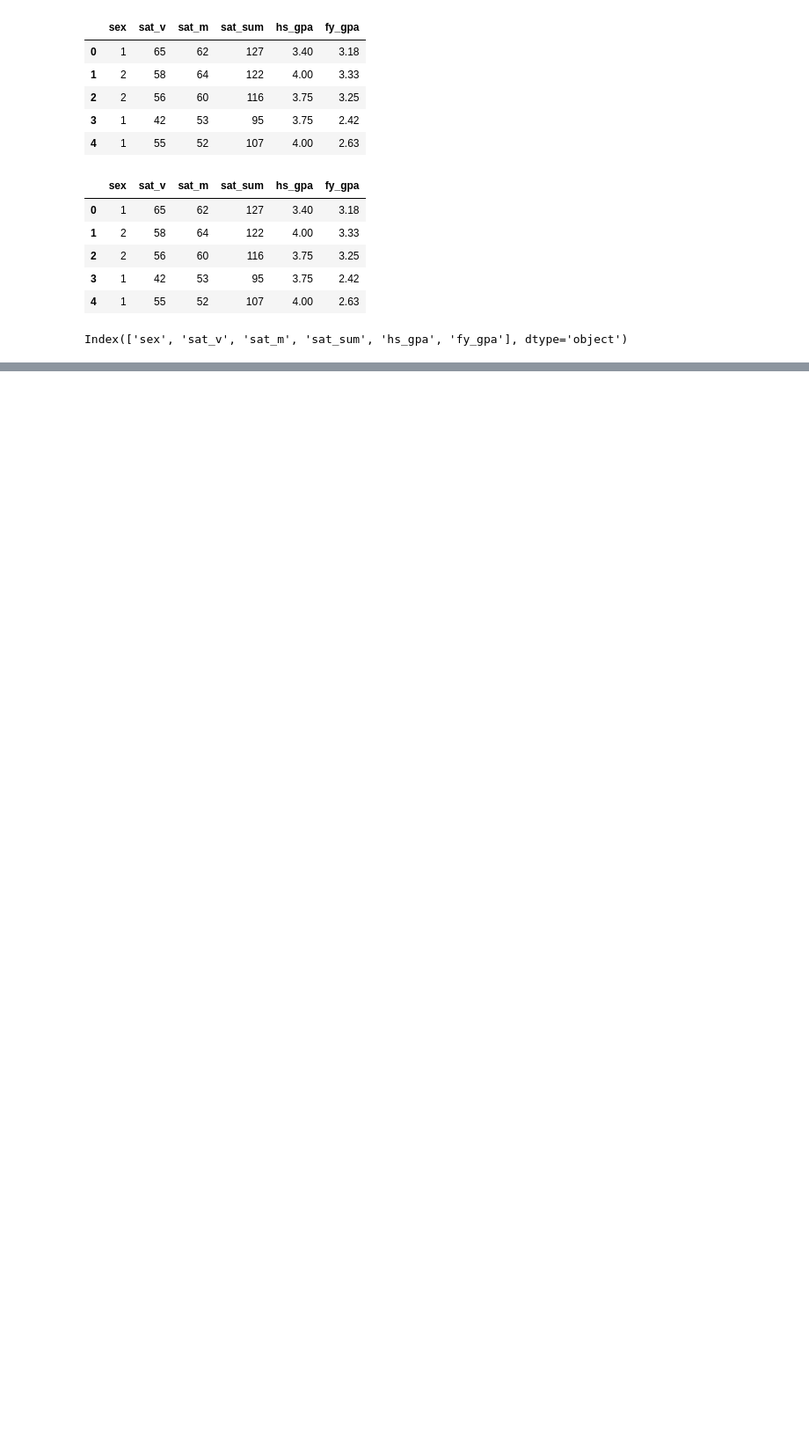
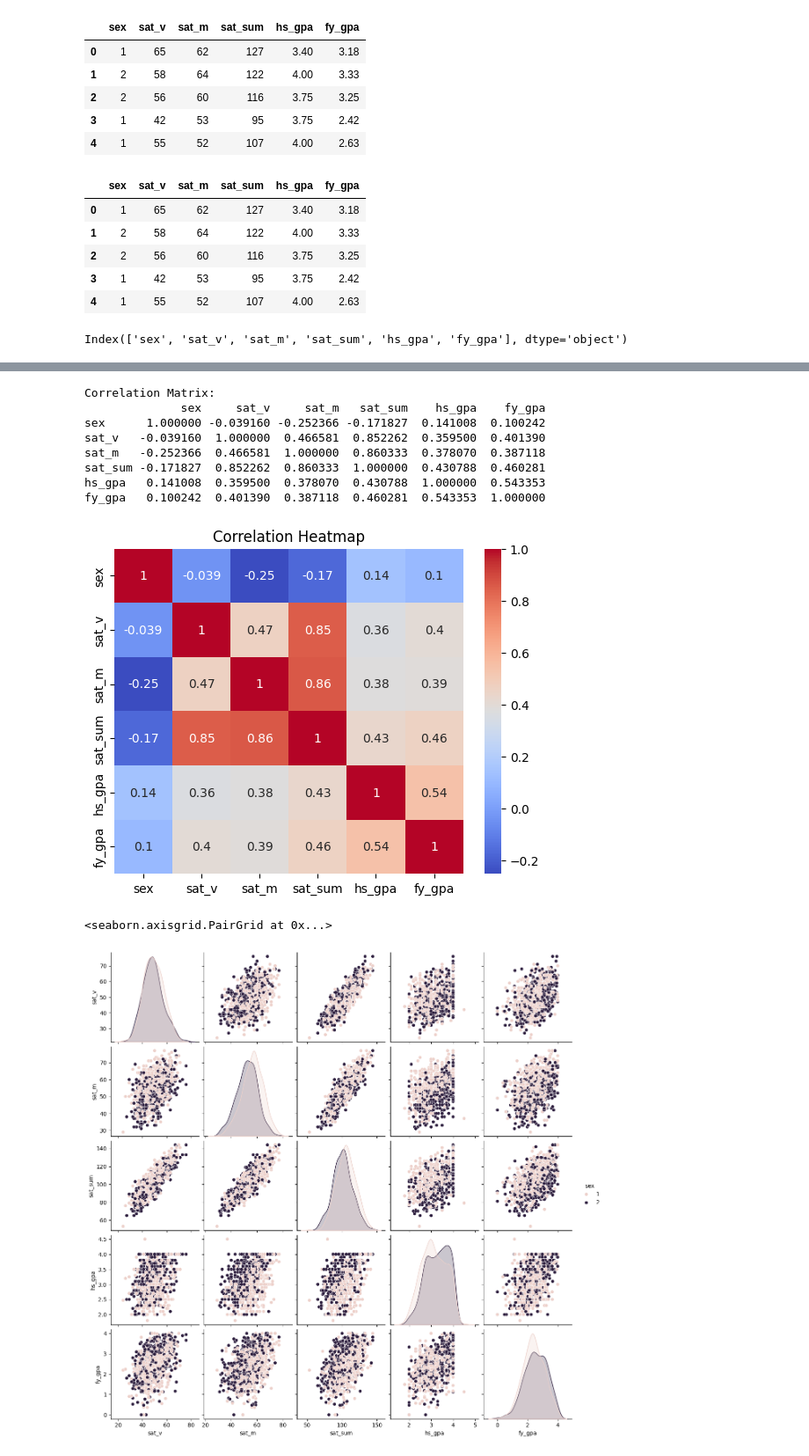
Before and after one commit to sir3bdo/data_science_peoject, a Jupyter notebook: data.ipynb, the cells around one changed output, grey strips where cells are left out. Shown at 88% size. Drawn from its saved outputs; the diff is of its cells as text; code cells hidden in the pictures; blank space fills up the shorter version.

```diff
--- a/data.ipynb
+++ b/data.ipynb
@@ -38,3 +81,29 @@ Index(['sex', 'sat_v', 'sat_m', 'sat_sum', 'hs_gpa', 'fy_gpa'], dtype='object')
+# %%
+# Generate the correlation matrix
+correlation_matrix = df[['sex', 'sat_v', 'sat_m', 'sat_sum', 'hs_gpa', 'fy_gpa']].corr()
+
+# Print out the correlation matrix
+print("Correlation Matrix:")
+print(correlation_matrix)
+
+#Generate a heatmap for the correlation matrix
+sns.heatmap(correlation_matrix, annot=True, cmap='coolwarm')
+plt.title('Correlation Heatmap')
+plt.show()
+
+sns.pairplot(df, hue='sex')
+# %% [output]
+Correlation Matrix:
+              sex     sat_v     sat_m   sat_sum    hs_gpa    fy_gpa
+sex      1.000000 -0.039160 -0.252366 -0.171827  0.141008  0.100242
+sat_v   -0.039160  1.000000  0.466581  0.852262  0.359500  0.401390
+sat_m   -0.252366  0.466581  1.000000  0.860333  0.378070  0.387118
+sat_sum -0.171827  0.852262  0.860333  1.000000  0.430788  0.460281
+hs_gpa   0.141008  0.359500  0.378070  0.430788  1.000000  0.543353
+fy_gpa   0.100242  0.401390  0.387118  0.460281  0.543353  1.000000
+[figure, added]
+<seaborn.axisgrid.PairGrid at 0x...>
+[figure, added]
 # %%
 y = df['fy_gpa']
 X = df.drop(['fy_gpa'], axis=1)
```
Also changed, not shown: parts of 5 cells of this notebook.
